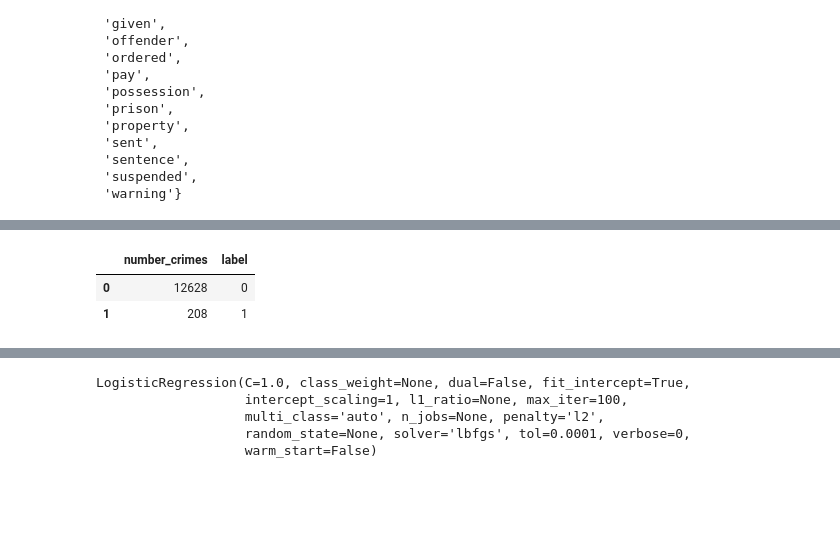
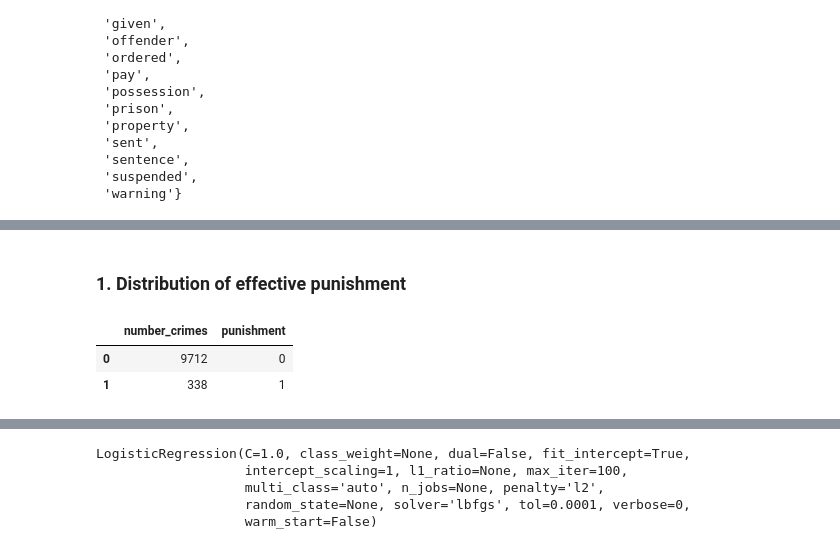
Before and after one commit to Daesparz/Conundrum_1, a Jupyter notebook: data_analysis/Exploratory_Data_Analysis_Part2.ipynb, the cells around one changed output, grey strips where cells are left out. Saved outputs shown, nothing was run; the diff lists cells and outputs as text; code cells hidden in the pictures; blank space fills up the shorter version.

```diff
--- a/data_analysis/Exploratory_Data_Analysis_Part2.ipynb
+++ b/data_analysis/Exploratory_Data_Analysis_Part2.ipynb
@@ -120,3 +188,10 @@ Two alternatives to label the outomes:
+# %%
+df = df[(df['Last outcome category'] != 'Awaiting court outcome') &
+        (df['Last outcome category'] != 'Court result unavailable') &
+        (df['Last outcome category'] != 'Status update unavailable') &
+        (df['Last outcome category'] != 'Defendant sent to Crown Court') &
+        (df['Last outcome category'] != 'Formal action is not in the public interest') &
+        (df['Last outcome category'] != 'Local resolution')]
 # %% [markdown]
 Importing **nltk** tools as the default list of stopwords in English language and the tokenization of words into a sentences:
 # %%
@@ -189,2 +268,2 @@ stemmer = nltk.stem.porter.PorterStemmer()
 # %%
-[stemmer.stem(word.translate(remove_punct_dict)) for word in punish_keywords]
+punish_stems = [stemmer.stem(word.translate(remove_punct_dict)) for word in punish_keywords]
@@ -212,7 +295,7 @@ stemmer = nltk.stem.porter.PorterStemmer()
 def classify_punishment(outcome):
     word_list = [word.lower() for word in word_tokenize(outcome)]
     outcome_set = set([stemmer.stem(word.translate(remove_punct_dict)) for word in word_list])
-    coincidence = len(outcome_set.intersection(punish_keywords))
+    coincidence = len(outcome_set.intersection(punish_stems))
     if coincidence >= 2:
         return 1
     else:
@@ -220,5 +305,5 @@ def classify_punishment(outcome):
 # %%
-df['label'] = df['Last outcome category'].apply(classify_punishment)
+df['punishment'] = df['Last outcome category'].apply(classify_punishment)
 # %%
 df.head()
 # %% [output]
@@ -237,10 +322,12 @@ df[df.label == 1].head()
 | 228 | 7d381892579a89a8d92d412eca573a577... | 2019-03 | Hampshire Constabulary | Hampshire Constabulary | -1.098325 | 51.281066 | On or near Tintern Close | E01022543 | Basingstoke and Deane 007F | ... |
 | 338 | f558e324e68a6cb3dbd9190ba395785c5... | 2019-03 | Hampshire Constabulary | Hampshire Constabulary | -1.078904 | 51.276410 | On or near Coleman Close | E01022523 | Basingstoke and Deane 008D | ... |
 | 487 | 5b196880152653518c2dc40359ebfb9cb... | 2019-03 | Hampshire Constabulary | Hampshire Constabulary | -1.073094 | 51.256644 | On or near Renoir Close | E01022506 | Basingstoke and Deane 011C | ... |
+# %% [markdown]
+### 1. Distribution of effective punishment
 # %%
-dist_punishment = df.groupby('label').count().reset_index().rename(columns={'Crime ID': 'number_crimes'}).loc[:, ['number_crimes', 'label']]
+dist_punishment = df.groupby('punishment').count().reset_index().rename(columns={'Crime ID': 'number_crimes'}).loc[:, ['number_crimes', 'punishment']]
 dist_punishment
 # %% [output]
-|  | number_crimes | label |
-| 0 | 12628 | 0 |
-| 1 | 208 | 1 |
+|  | number_crimes | punishment |
+| 0 | 9712 | 0 |
+| 1 | 338 | 1 |
```
Also changed, not shown: parts of 67 cells of this notebook.
